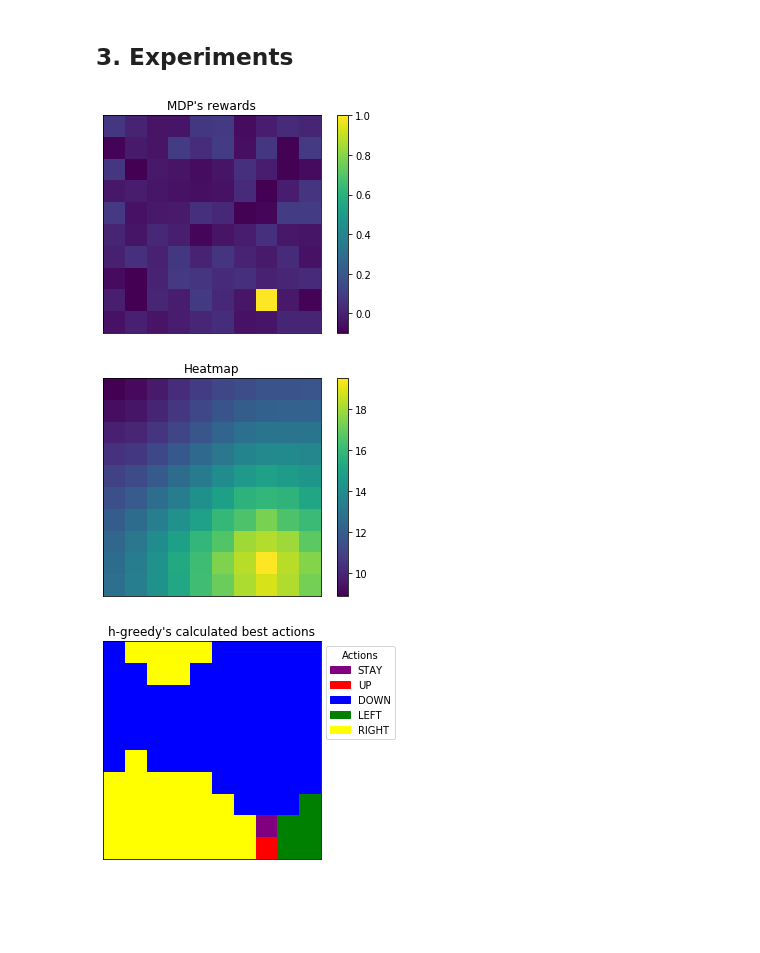
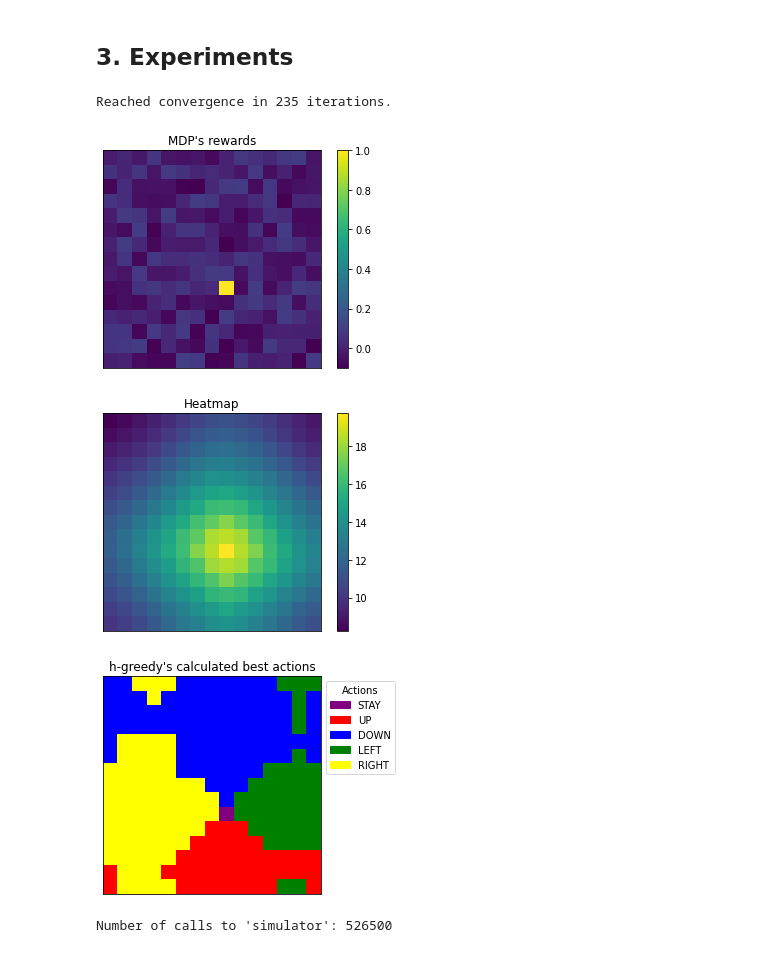
Before and after one commit to AdamPrevost/INF8953, a Jupyter notebook: Project.ipynb, the cells around one changed output. Drawn from its saved outputs; the diff is of its cells as text; code cells hidden in the pictures; blank space fills up the shorter version.

```diff
--- a/Project.ipynb
+++ b/Project.ipynb
@@ -36,6 +36,7 @@ class MDP:
         self.reward_range = reward_range
         self.reset()
         self.T = self.generate_transition_matrix(N)
+        self.R = self.generate_rewards(self.N, self.reward_range)
         self.displayer = MDP_Displayer(self)
         self.utils = MDP_Utils(self)
 
@@ -60,7 +61,7 @@ class MDP:
     def reset(self):
         self.n_calls = 0
         self.state = 0 # Paper does no mention what state to start on: 0 or random ?
-        self.R = self.generate_rewards(self.N, self.reward_range)
+#         self.R = self.generate_rewards(self.N, self.reward_range)
         self.V = self.generate_state_values(self.N)
 
     def step(self, action):
@@ -68,7 +69,7 @@ class MDP:
         return self.state, self.R[self.state]
 
     def call(self, state, action):
-        n_calls += 1
+        self.n_calls += 1
         new_state = self.T[state, action]
         return new_state, self.R[new_state]
 
@@ -225,14 +226,37 @@ class MDP_Utils:
         V = np.max(R + self.mdp.discount_factor * Pv, 1)
         return V
 
+    def NC_bellman_λ_operator(self, V, λ, policy, update_n_calls = True):
+        P = self.get_bellman_transition_kernel(policy)
+        Tv = self.bellman_operator(V, update_n_calls, policy)
+        inv = np.linalg.inv(np.eye(*P.shape)-self.mdp.discount_factor*λ*P)
+        V = V + inv.dot(Tv - V)
+        return V
+
+    def bellman_λ_operator(self, V, λ, h, policy, update_n_calls = True):
+        for i in range(h - 1):
+            V = self.bellman_optimatlity_operator(V, update_n_calls)
+        V = self.NC_bellman_λ_operator(V, λ, policy, update_n_calls)
+        return V
+
     # Corresponds to G_h in the paper
     def get_h_greedy_policy(self, V, h = 1, update_n_calls = True):
         for i in range(h - 1):
             V = self.bellman_optimatlity_operator(V, update_n_calls)
         V = self.bellman_operator(V, update_n_calls)
-        best_actions = np.argmax(V[mdp.T], 1)
+        best_actions = np.argmax(V[self.mdp.T], 1)
         policy = self.actions_to_greedy_policy(best_actions)
         return policy, V
+
+    def get_NC_λ_greedy_policy(self, V, λ = 1, h = 1, update_n_calls = True):
+        policy, _ = self.get_h_greedy_policy(V, h, update_n_calls)
+        V = self.NC_bellman_λ_operator(V, λ, policy, update_n_calls)
+        return policy, V
+
+    def get_λ_greedy_policy(self, V, λ = 1, h = 1, update_n_calls = True):
+        policy, _ = self.get_h_greedy_policy(V, h, update_n_calls)
+        V = self.bellman_λ_operator(V, λ, h, policy, update_n_calls)
+        return policy, V
 # %% [markdown]
 ## 2. Algorithms
 # %%
@@ -266,12 +303,15 @@ def hλ_PI(mdp, h = 1, λ = 1, tolerance = TOLERANCE):
 ## 3. Experiments
 # %%
 # h_PI example
-mdp = MDP(N = 10)
+mdp = MDP(N = 15)
 policy, V = h_PI(mdp, h = 2)
 mdp.displayer.display_rewards(title = "MDP's rewards")
 mdp.displayer.display_heatmap(V)
 mdp.displayer.display_actions(mdp.utils.greedy_policy_to_actions(policy), title = "h-greedy's calculated best actions")
+print(f"Number of calls to 'simulator': {mdp.n_calls}")
 # %% [output]
+Reached convergence in 235 iterations.
-[figure, old version]
+[figure, new version]
-[figure, old version]
+[figure, new version]
-[figure, old version]
+[figure, new version]
+Number of calls to 'simulator': 526500
```
Also changed, not shown: parts of 3 cells of this notebook.
